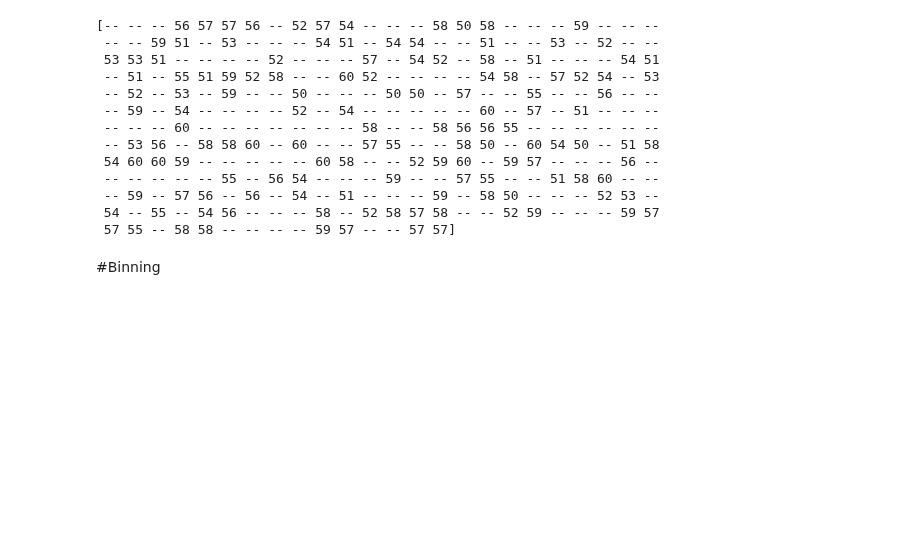
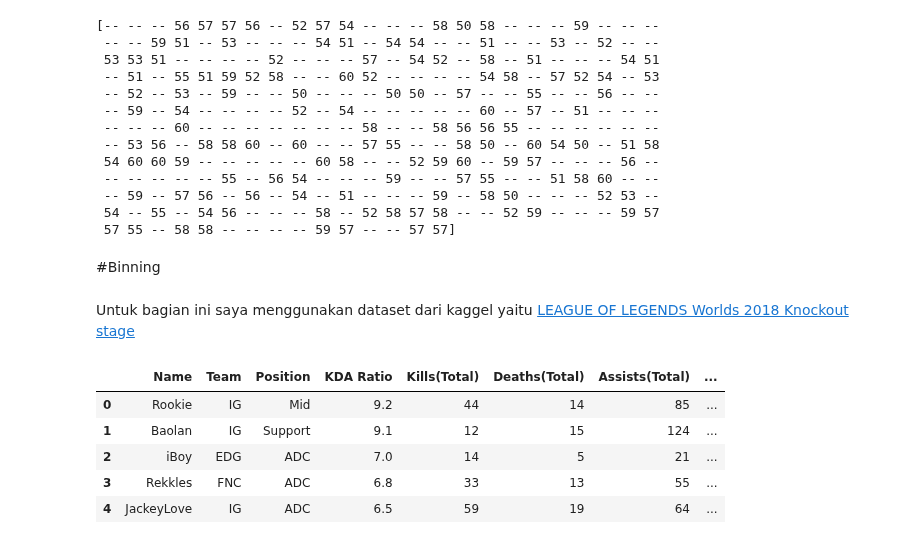
Before and after one commit to aricahyasaputra/data-sains-course-assigment-, a Jupyter notebook: Week 7/Tugas_7_Data_Sains.ipynb, the cells around one changed output. Cells and saved outputs as stored; diff of their text form; code cells hidden in the pictures; blank space fills up the shorter version.

```diff
--- a/Week 7/Tugas_7_Data_Sains.ipynb
+++ b/Week 7/Tugas_7_Data_Sains.ipynb
@@ -630,3 +630,16 @@ print(trims)
  57 55 -- 58 58 -- -- -- -- 59 57 -- -- 57 57]
 # %% [markdown]
 #Binning
+# %% [markdown]
+Untuk bagian ini saya menggunakan dataset dari kaggel yaitu [LEAGUE OF LEGENDS Worlds 2018 Knockout stage ](https://www.kaggle.com/datasets/kaushikburra/lol-worlds-2018-knockout-stage-player-ratings)
+# %%
+#load data
+df = pd.read_csv("https://raw.githubusercontent.com/aricahyasaputra/data-sains-course-assigment-/main/Week%207/LOL%20Worlds%202018%20Knockout%20stage%20-%20Player%20Ratings.csv")
+df.head()
+# %% [output]
+|  | Name | Team | Position | KDA Ratio | Kills(Total) | Deaths(Total) | Assists(Total) | ... |
+| 0 | Rookie | IG | Mid | 9.2 | 44 | 14 | 85 | ... |
+| 1 | Baolan | IG | Support | 9.1 | 12 | 15 | 124 | ... |
+| 2 | iBoy | EDG | ADC | 7.0 | 14 | 5 | 21 | ... |
+| 3 | Rekkles | FNC | ADC | 6.8 | 33 | 13 | 55 | ... |
+| 4 | JackeyLove | IG | ADC | 6.5 | 59 | 19 | 64 | ... |
```
Also changed, not shown: parts of 6 cells of this notebook.
